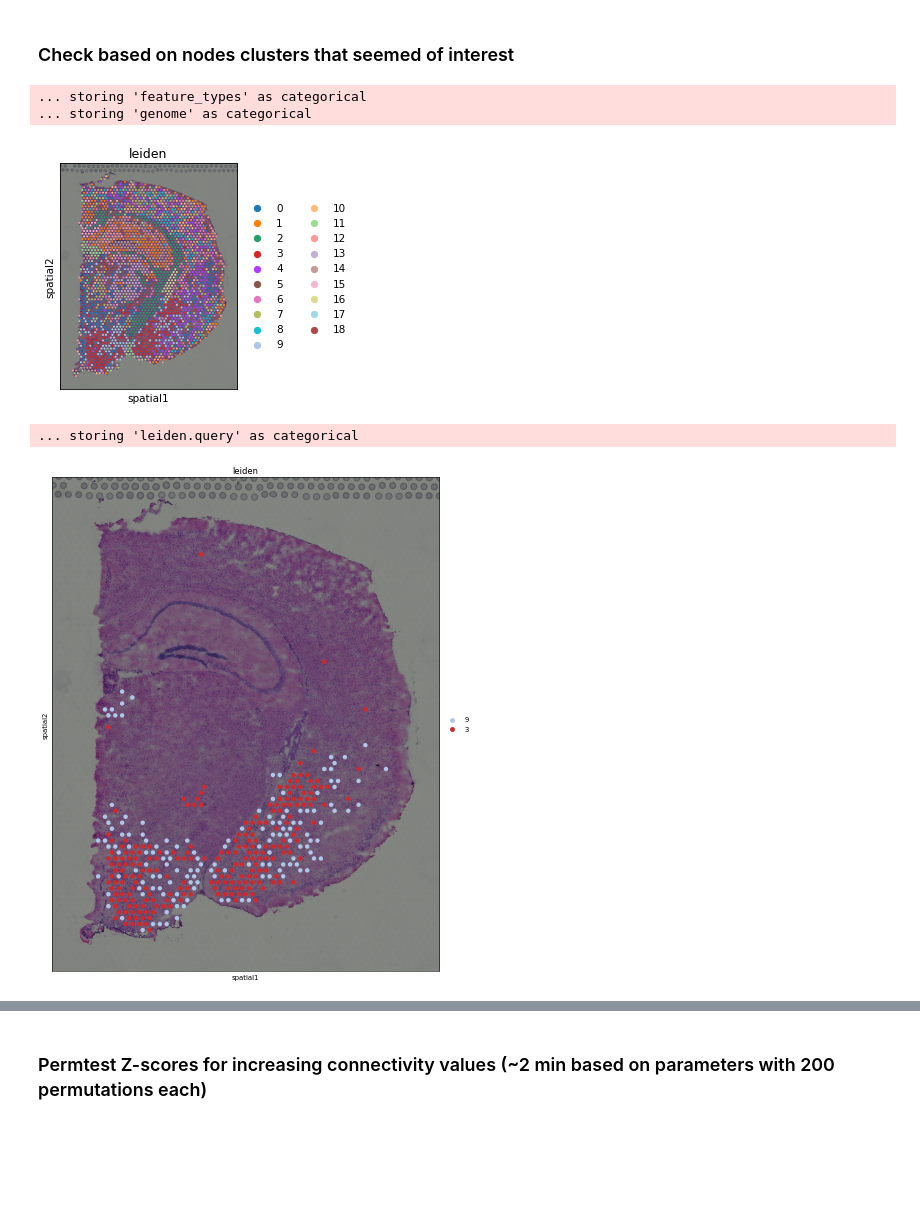
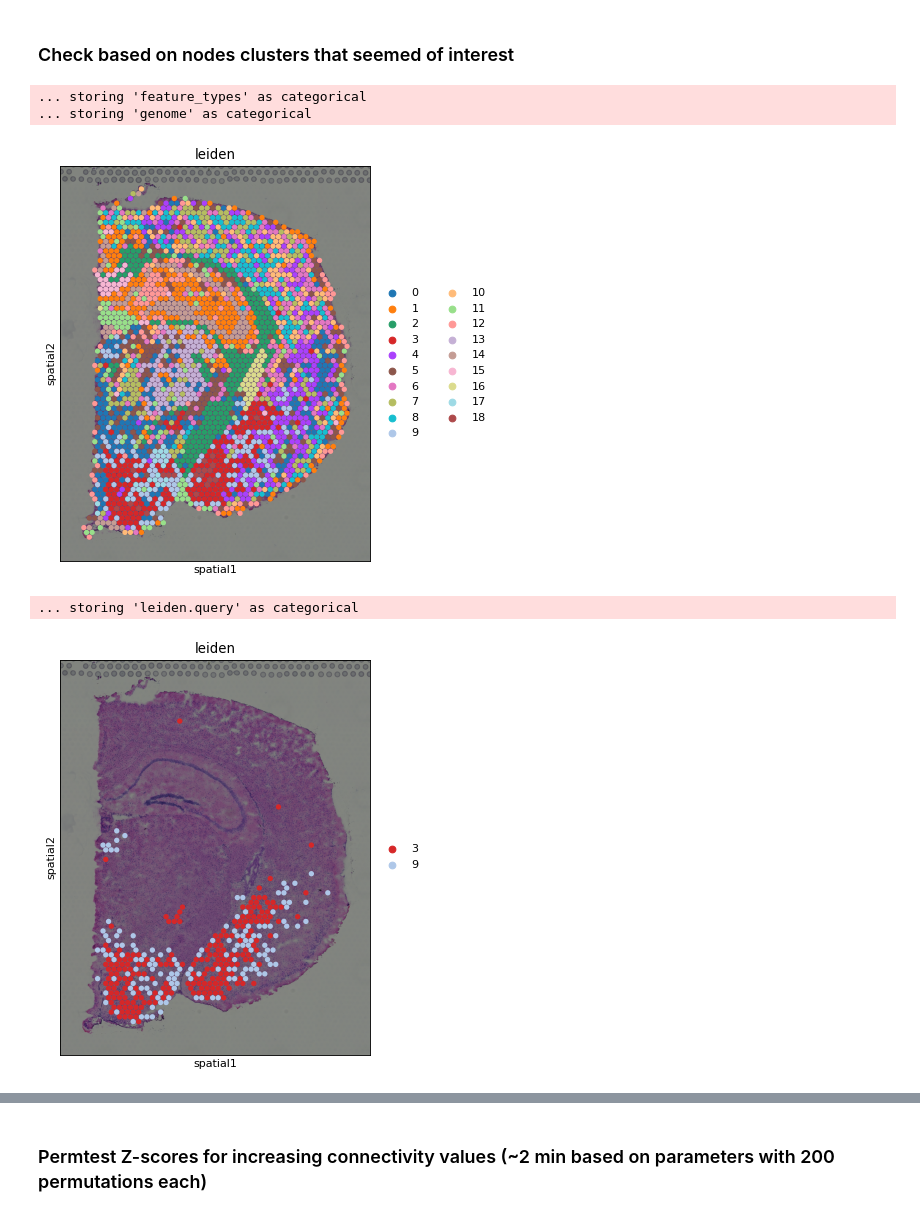
Before and after one commit to scverse/squidpy, a Jupyter notebook: notebooks/permutation_test.ipynb, the cells around one changed output, grey strips where cells are left out. Drawn from its saved outputs; the diff is of its cells as text; code cells hidden in the pictures; blank space fills up the shorter version.

```diff
--- a/notebooks/permutation_test.ipynb
+++ b/notebooks/permutation_test.ipynb
@@ -80,13 +102,15 @@ def plot_permtest_complex(res):
 # %%
-# path to "raw" dataset folder
-BASE_PATH = "/storage/groups/ml01/datasets/raw/20200909_PublicVisium_giovanni.palla"
-dataset_name = "V1_Adult_Mouse_Brain"
-dataset_folder = os.path.join(
-    BASE_PATH, "20191205_10XVisium_MouseBrainCoronal_giovanni.palla"
-)
-adata = sc.read_visium(
-    dataset_folder, count_file=f"{dataset_name}_filtered_feature_bc_matrix.h5"
-)
-adata.var_names_make_unique()
-adata.var["mt"] = adata.var_names.str.startswith("MT-")
-sc.pp.calculate_qc_metrics(adata, qc_vars=["mt"], inplace=True)
+def get_adata():
+    # path to "raw" dataset folder
+    BASE_PATH = "/storage/groups/ml01/datasets/raw/20200909_PublicVisium_giovanni.palla"
+    dataset_name = "V1_Adult_Mouse_Brain"
+    dataset_folder = os.path.join(
+        BASE_PATH, "20191205_10XVisium_MouseBrainCoronal_giovanni.palla"
+    )
+    adata = sc.read_visium(
+        dataset_folder, count_file=f"{dataset_name}_filtered_feature_bc_matrix.h5"
+    )
+    adata.var_names_make_unique()
+    adata.var["mt"] = adata.var_names.str.startswith("MT-")
+    sc.pp.calculate_qc_metrics(adata, qc_vars=["mt"], inplace=True)
+    return adata
@@ -103,0 +119,2 @@ WARNING: You’re trying to run this on 31053 dimensions of `.X`, if you really
+# %%
+adata = get_adata()
@@ -191,18 +182,21 @@ settest = {'9', '3'}
 # %%
-rcParams['figure.dpi'] = 75
-sc.pl.spatial(adata, color = "leiden")
+rcParams['figure.dpi'] = 80
+rcParams['figure.figsize'] = [5, 8]
+sc.pl.spatial(adata, color = "leiden", size=1.5)
 # %% [output]
 ... storing 'feature_types' as categorical
 ... storing 'genome' as categorical
-[figure, old version]
+[figure, new version]
 # %%
-rcParams['figure.dpi'] = 50
-rcParams['figure.figsize'] = [10, 15]
+rcParams['figure.dpi'] = 80
+rcParams['figure.figsize'] = [5, 8]
+
+settest = {'9', '3'}
 adata.obs['leiden.query'] = np.where(adata.obs['leiden'].isin(settest), adata.obs['leiden'], 'others');
-sc.pl.spatial(adata, color ="leiden", groups=settest);
+sc.pl.spatial(adata, color ="leiden", groups=settest, size=1.5);
 # %% [output]
 ... storing 'leiden.query' as categorical
-[figure, old version]
+[figure, new version]
 # %%
 plot_nodes_heatmap(nodes)
 plt.tight_layout()
```
Also changed, not shown: parts of 57 cells of this notebook, 1 other file.
